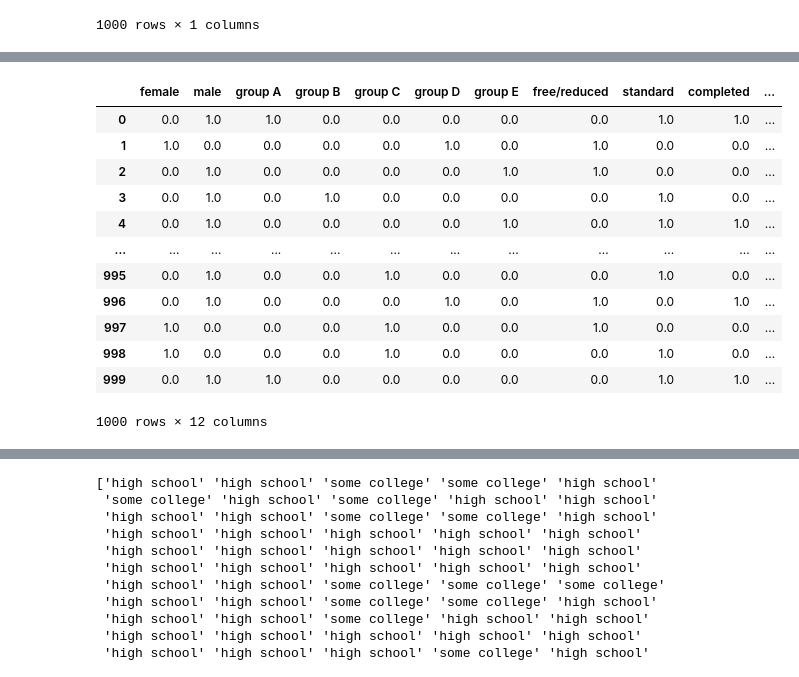
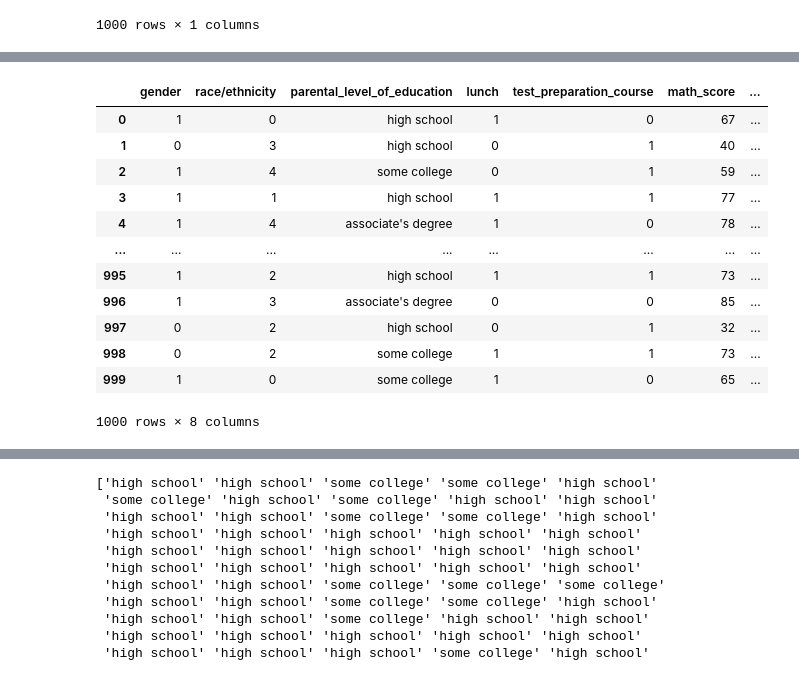
Before and after one commit to FearQuare/CE477-Repo, a Jupyter notebook: Assignment 2 - Classification/Assignment_2_Classification.ipynb, the cells around one changed output, grey strips where cells are left out. Saved outputs shown, nothing was run; the diff lists cells and outputs as text; code cells hidden in the pictures.

```diff
--- a/Assignment 2 - Classification/Assignment_2_Classification.ipynb
+++ b/Assignment 2 - Classification/Assignment_2_Classification.ipynb
@@ -78,31 +78,39 @@ data.head()
 | 3 | male | group B | high school | standard | none | 77 | ... |
 | 4 | male | group E | associate's degree | standard | completed | 78 | ... |
 # %%
+#from sklearn.preprocessing import OneHotEncoder
+#ohe = OneHotEncoder()
+#feature_arry = ohe.fit_transform(df[["gender","race/ethnicity","parental_level_of_education","lunch","test_preparation_course"]]).toarray()
+#ohe.categories_
+#feature_labels = ohe.categories_
+#np.hstack(feature_labels)
+#feature_labels = np.hstack(feature_labels)
+#new_df = pd.DataFrame(feature_arry, columns = feature_labels)
+#feature_labels
 
-from sklearn.preprocessing import OneHotEncoder
-ohe = OneHotEncoder()
-feature_arry = ohe.fit_transform(df[["gender","race/ethnicity","lunch","test_preparation_course"]]).toarray()
-ohe.categories_
-feature_labels = ohe.categories_
-np.hstack(feature_labels)
-feature_labels = np.hstack(feature_labels)
-new_df = pd.DataFrame(feature_arry, columns = feature_labels)
-new_df['parental_level_of_education'] = df['parental_level_of_education']
-new_df
+from sklearn.preprocessing import LabelEncoder
+le = LabelEncoder()
+data["gender"] = le.fit_transform(data["gender"])
+data["race/ethnicity"] = le.fit_transform(data["race/ethnicity"])
+#data["parental_level_of_education"] = le.fit_transform(data["parental_level_of_education"])
+data["lunch"] = le.fit_transform(data["lunch"])
+data["test_preparation_course"] = le.fit_transform(data["test_preparation_course"])
+df = pd.DataFrame(data)
+df
 # %% [output]
-|  | female | male | group A | group B | group C | group D | group E | free/reduced | standard | completed | ... |
-| 0 | 0.0 | 1.0 | 1.0 | 0.0 | 0.0 | 0.0 | 0.0 | 0.0 | 1.0 | 1.0 | ... |
-| 1 | 1.0 | 0.0 | 0.0 | 0.0 | 0.0 | 1.0 | 0.0 | 1.0 | 0.0 | 0.0 | ... |
-| 2 | 0.0 | 1.0 | 0.0 | 0.0 | 0.0 | 0.0 | 1.0 | 1.0 | 0.0 | 0.0 | ... |
-| 3 | 0.0 | 1.0 | 0.0 | 1.0 | 0.0 | 0.0 | 0.0 | 0.0 | 1.0 | 0.0 | ... |
-| 4 | 0.0 | 1.0 | 0.0 | 0.0 | 0.0 | 0.0 | 1.0 | 0.0 | 1.0 | 1.0 | ... |
-| ... | ... | ... | ... | ... | ... | ... | ... | ... | ... | ... | ... |
-| 995 | 0.0 | 1.0 | 0.0 | 0.0 | 1.0 | 0.0 | 0.0 | 0.0 | 1.0 | 0.0 | ... |
-| 996 | 0.0 | 1.0 | 0.0 | 0.0 | 0.0 | 1.0 | 0.0 | 1.0 | 0.0 | 1.0 | ... |
-| 997 | 1.0 | 0.0 | 0.0 | 0.0 | 1.0 | 0.0 | 0.0 | 1.0 | 0.0 | 0.0 | ... |
-| 998 | 1.0 | 0.0 | 0.0 | 0.0 | 1.0 | 0.0 | 0.0 | 0.0 | 1.0 | 0.0 | ... |
-| 999 | 0.0 | 1.0 | 1.0 | 0.0 | 0.0 | 0.0 | 0.0 | 0.0 | 1.0 | 1.0 | ... |
+|  | gender | race/ethnicity | parental_level_of_education | lunch | test_preparation_course | math_score | ... |
+| 0 | 1 | 0 | high school | 1 | 0 | 67 | ... |
+| 1 | 0 | 3 | high school | 0 | 1 | 40 | ... |
+| 2 | 1 | 4 | some college | 0 | 1 | 59 | ... |
+| 3 | 1 | 1 | high school | 1 | 1 | 77 | ... |
+| 4 | 1 | 4 | associate's degree | 1 | 0 | 78 | ... |
+| ... | ... | ... | ... | ... | ... | ... | ... |
+| 995 | 1 | 2 | high school | 1 | 1 | 73 | ... |
+| 996 | 1 | 3 | associate's degree | 0 | 0 | 85 | ... |
+| 997 | 0 | 2 | high school | 0 | 1 | 32 | ... |
+| 998 | 0 | 2 | some college | 1 | 1 | 73 | ... |
+| 999 | 1 | 0 | some college | 1 | 0 | 65 | ... |
-1000 rows × 12 columns
+1000 rows × 8 columns
 # %%
 '''
 1. Applying Decision Tree Classification
```
Also changed, not shown: parts of 6 cells of this notebook, 1 other file.
